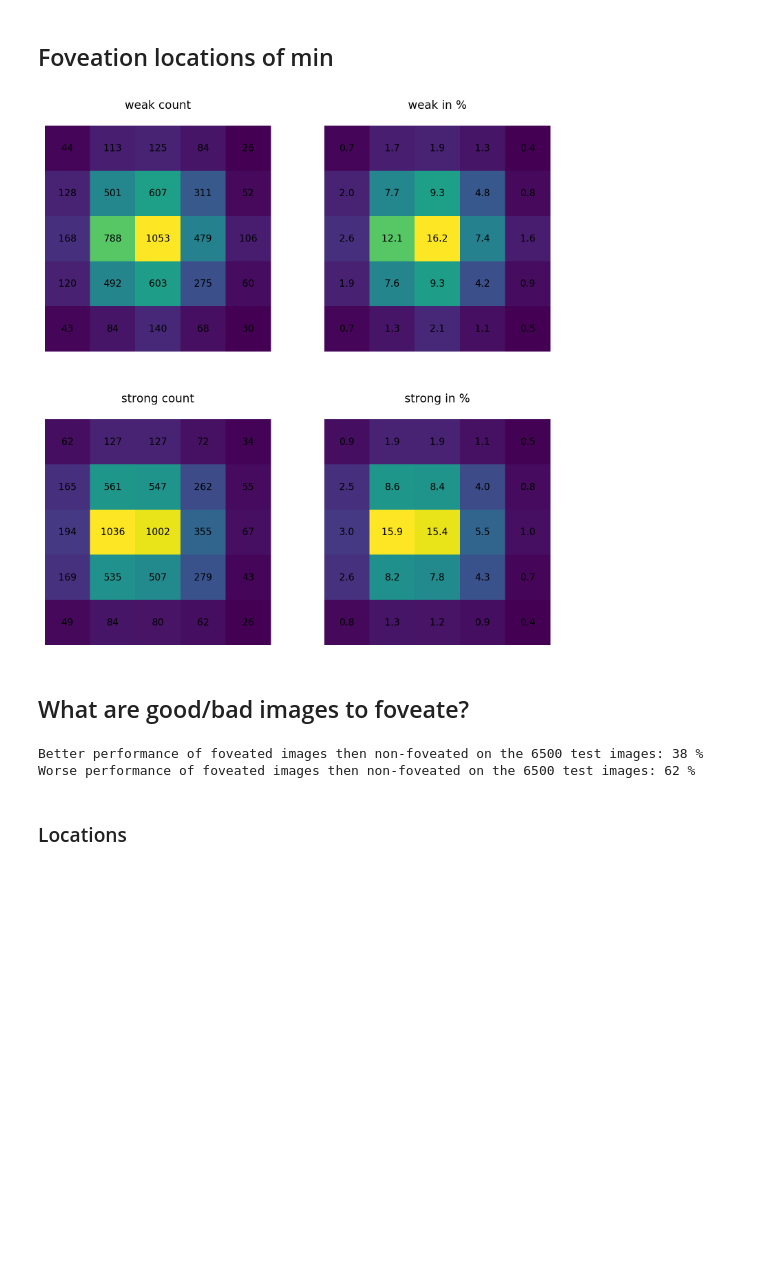
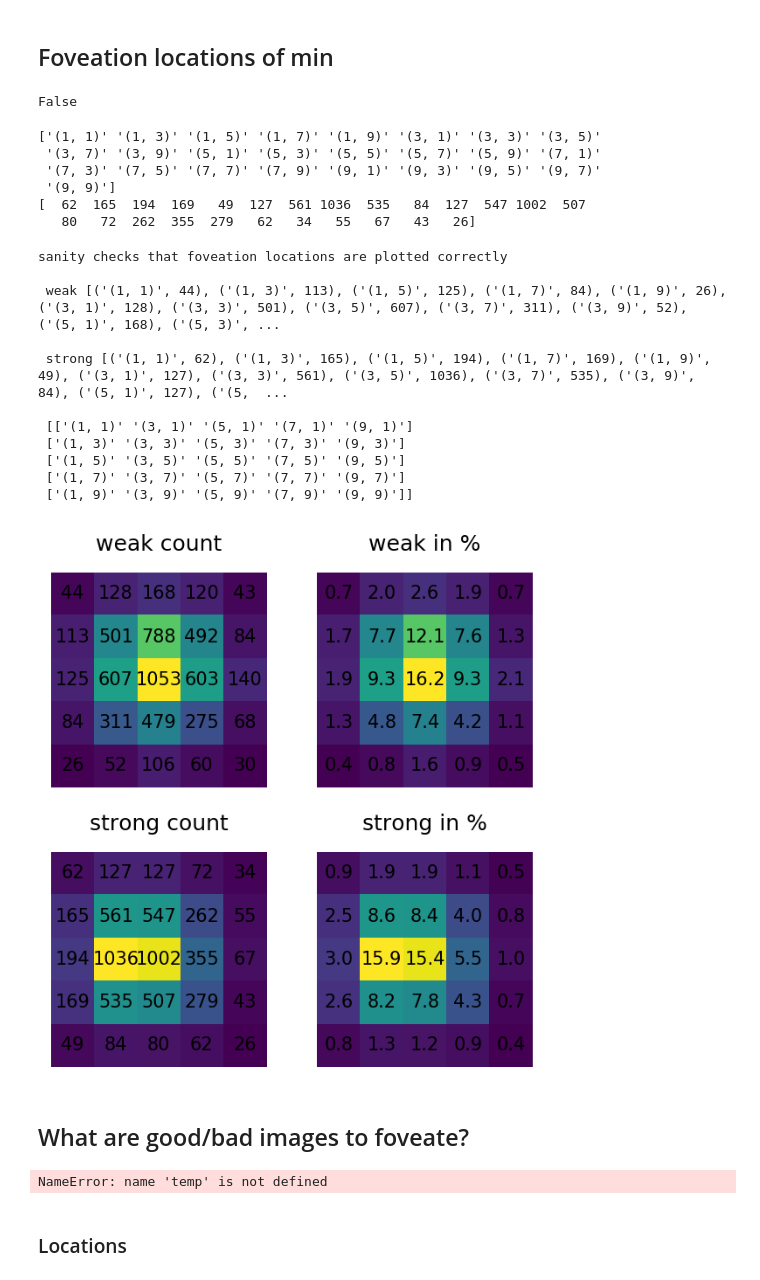
Before and after one commit to JohanvandenHeuvel/UsingASecondaryNetworkForFoveationInComputerVision, a Jupyter notebook: analysis.ipynb, the cells around one changed output. Saved outputs shown, nothing was run; the diff lists cells and outputs as text; code cells hidden in the pictures; blank space fills up the shorter version.

```diff
--- a/analysis.ipynb
+++ b/analysis.ipynb
@@ -199,51 +158,79 @@ plt.show()
 # %% [markdown]
 ## Foveation locations of min
-# %%
-weak_min_locations = []
-for i, row in Q_Table_weak.iterrows():
-    row = row[1:].astype('float64')
-    weak_min_locations.append(row.idxmin())
-
-strong_min_locations = []
-for i, row in Q_Table_strong.iterrows():
-    row = row[1:].astype('float64')
-    strong_min_locations.append(row.idxmin())
+# %%
+weak_min_locations = [Q_Table_weak.columns[1:][np.argmin(i[1:])] for i in Q_Table_weak.values]
+strong_min_locations = [Q_Table_strong.columns[1:][np.argmin(i[1:])] for i in Q_Table_strong.values]
+# %%
+print(strong_min_locations == '(5, 3)')
+# %% [output]
+False
+# %%
+strong_unique, strong_counts = np.unique(strong_min_locations, return_counts=True)
+print(strong_unique)
+print(strong_counts)
+# %% [output]
+['(1, 1)' '(1, 3)' '(1, 5)' '(1, 7)' '(1, 9)' '(3, 1)' '(3, 3)' '(3, 5)'
+ '(3, 7)' '(3, 9)' '(5, 1)' '(5, 3)' '(5, 5)' '(5, 7)' '(5, 9)' '(7, 1)'
+ '(7, 3)' '(7, 5)' '(7, 7)' '(7, 9)' '(9, 1)' '(9, 3)' '(9, 5)' '(9, 7)'
+ '(9, 9)']
+[  62  165  194  169   49  127  561 1036  535   84  127  547 1002  507
+   80   72  262  355  279   62   34   55   67   43   26]
 # %%
+print("sanity checks that foveation locations are plotted correctly")
 weak_unique, weak_counts = np.unique(weak_min_locations, return_counts=True)
-weak_percentages = np.around((weak_counts / sum(weak_counts)) * 100, 2).reshape((5, 5))
+print('\n weak', list(zip(weak_unique, weak_counts)))
+weak_percentages = np.around((weak_counts / sum(weak_counts)) * 100, 2).reshape((5, 5)).transpose()
+weak_unique = weak_unique.reshape((5, 5)).transpose()
+weak_counts = weak_counts.reshape((5, 5)).transpose()
 
 strong_unique, strong_counts = np.unique(strong_min_locations, return_counts=True)
-strong_percentages = np.around((strong_counts / sum(strong_counts)) * 100, 2).reshape((5, 5))
+print('\n strong', list(zip(strong_unique, strong_counts)))
+strong_percentages = np.around((strong_counts / sum(strong_counts)) * 100, 2).reshape((5, 5)).transpose()
+strong_unique = strong_unique.reshape((5, 5)).transpose()
+strong_counts = strong_counts.reshape((5, 5)).transpose()
+
+print('\n', weak_unique)
 
 # Plot
-fig, ax = plt.subplots(2, 2, figsize=(10,10), dpi=200, facecolor='w', edgecolor='k')
+fig, ax = plt.subplots(2, 2, figsize=(5,5), dpi=150, facecolor='w', edgecolor='k')
 fig.subplots_adjust(wspace=0.1, hspace=0.3)
 
-ax[0,0].matshow(weak_counts.reshape((5, 5)))
+ax[0,0].matshow(weak_counts)
 ax[0,0].axis('off')
 ax[0,0].set_title('weak count')
-for (i, j), z in np.ndenumerate(weak_counts.reshape((5, 5))):
+for (i, j), z in np.ndenumerate(weak_counts):
     ax[0,0].text(j, i, '{}'.format(z), ha='center', va='center')
 
 ax[0,1].matshow(weak_percentages)
 ax[0,1].axis('off')
 ax[0,1].set_title('weak in %')
 for (i, j), z in np.ndenumerate(weak_percentages):
     ax[0,1].text(j, i, '{:0.1f}'.format(z), ha='center', va='center')
 
-ax[1,0].matshow(strong_counts.reshape((5, 5)))
+ax[1,0].matshow(strong_counts)
 ax[1,0].axis('off')
 ax[1,0].set_title('strong count')
-for (i, j), z in np.ndenumerate(strong_counts.reshape((5, 5))):
+for (i, j), z in np.ndenumerate(strong_counts):
     ax[1,0].text(j, i, '{}'.format(z), ha='center', va='center')
 
 ax[1,1].matshow(strong_percentages)
 ax[1,1].axis('off')
 ax[1,1].set_title('strong in %')
 for (i, j), z in np.ndenumerate(strong_percentages):
     ax[1,1].text(j, i, '{:0.1f}'.format(z), ha='center', va='center')
 # %% [output]
+sanity checks that foveation locations are plotted correctly
+
+ weak [('(1, 1)', 44), ('(1, 3)', 113), ('(1, 5)', 125), ('(1, 7)', 84), ('(1, 9)', 26), ('(3, 1)', 128), ('(3, 3)', 501), ('(3, 5)', 607), ('(3, 7)', 311), ('(3, 9)', 52), ('(5, 1)', 168), ('(5, 3)', ...
+
+ strong [('(1, 1)', 62), ('(1, 3)', 165), ('(1, 5)', 194), ('(1, 7)', 169), ('(1, 9)', 49), ('(3, 1)', 127), ('(3, 3)', 561), ('(3, 5)', 1036), ('(3, 7)', 535), ('(3, 9)', 84), ('(5, 1)', 127), ('(5,  ...
+
+ [['(1, 1)' '(3, 1)' '(5, 1)' '(7, 1)' '(9, 1)']
+ ['(1, 3)' '(3, 3)' '(5, 3)' '(7, 3)' '(9, 3)']
+ ['(1, 5)' '(3, 5)' '(5, 5)' '(7, 5)' '(9, 5)']
+ ['(1, 7)' '(3, 7)' '(5, 7)' '(7, 7)' '(9, 7)']
+ ['(1, 9)' '(3, 9)' '(5, 9)' '(7, 9)' '(9, 9)']]
-[figure, old version]
+[figure, new version]
 # %% [markdown]
 ## What are good/bad images to foveate?
 # %%
@@ -292,8 +279,7 @@ print('Better performance of foveated images then non-foveated on the 6500 test
 print('Worse performance of foveated images then non-foveated on the 6500 test images: %d %%' % (
 100 * len(worse_locations) / total))
 # %% [output]
-Better performance of foveated images then non-foveated on the 6500 test images: 38 %
-Worse performance of foveated images then non-foveated on the 6500 test images: 62 %
+NameError: name 'temp' is not defined
 # %% [markdown]
 ### Locations
 # %%
```
Also changed, not shown: parts of 9 cells of this notebook, 4 other files.
